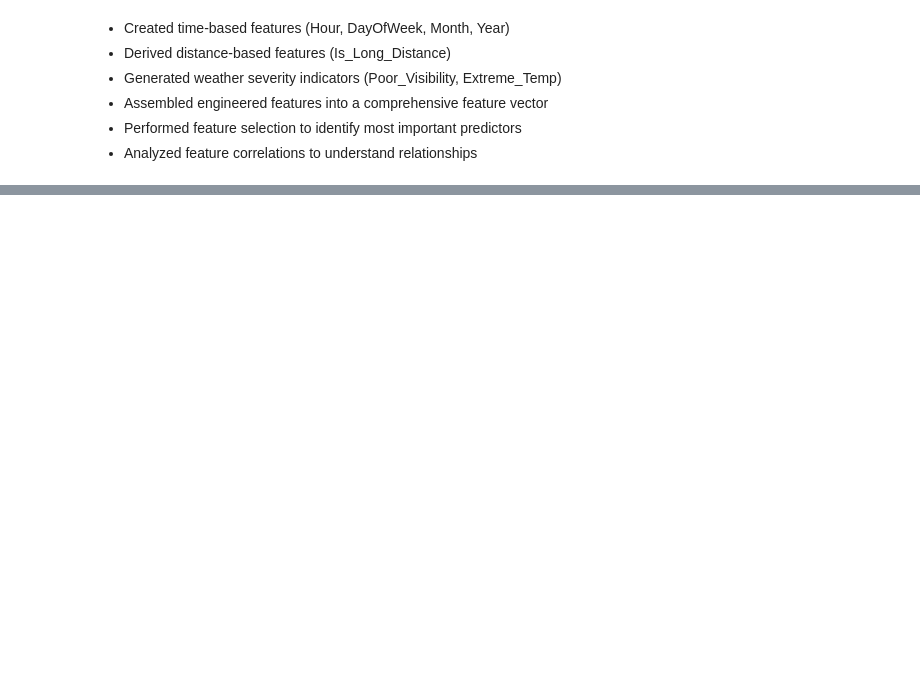
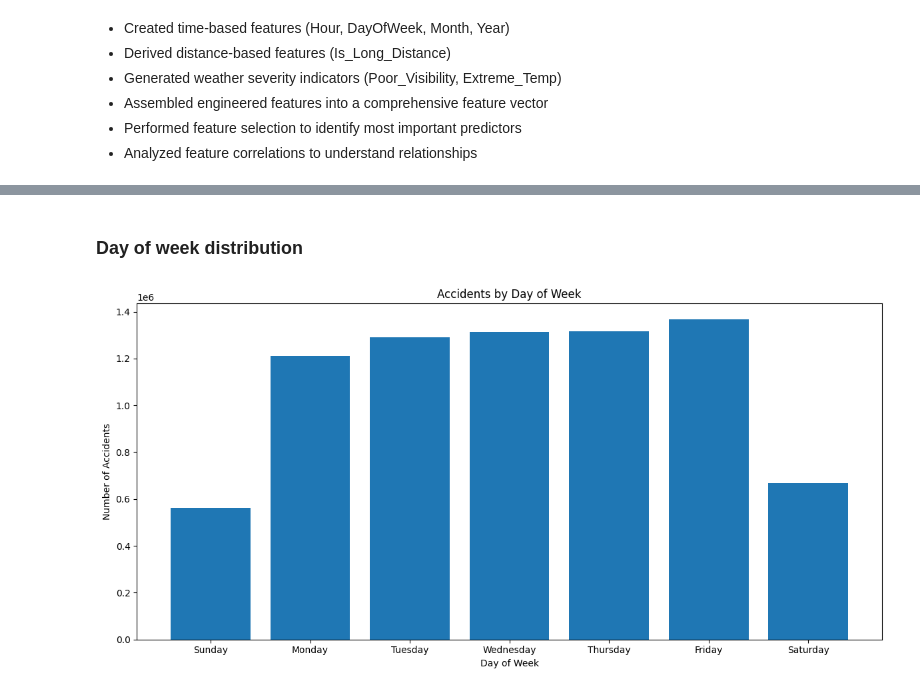
Before and after one commit to asif-mursalin/Research-on-US-accidents, a Jupyter notebook: Asif.ipynb, the cells around one changed output, grey strips where cells are left out. Cells and saved outputs as stored; diff of their text form; code cells hidden in the pictures; blank space fills up the shorter version.

```diff
--- a/Asif.ipynb
+++ b/Asif.ipynb
@@ -376,0 +446,19 @@ only showing top 5 rows
+# %% [markdown]
+### Day of week distribution
+# %%
+day_mapping = {1: "Sunday", 2: "Monday", 3: "Tuesday", 4: "Wednesday",
+               5: "Thursday", 6: "Friday", 7: "Saturday"}
+
+day_counts = df_fe.groupBy("DayOfWeek").count().orderBy("DayOfWeek")
+day_pd = day_counts.toPandas()
+day_pd["DayName"] = day_pd["DayOfWeek"].map(day_mapping)
+
+plt.figure(figsize=(12, 6))
+plt.bar(day_pd["DayName"], day_pd["count"])
+plt.title("Accidents by Day of Week")
+plt.xlabel("Day of Week")
+plt.ylabel("Number of Accidents")
+plt.tight_layout()
+plt.show()
+# %% [output]
+[figure, added]
```
Also changed, not shown: parts of 38 cells of this notebook, 1 other file.
